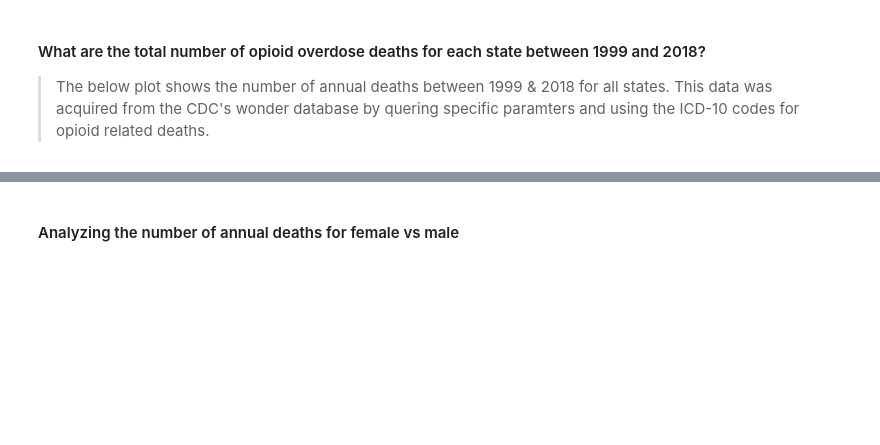
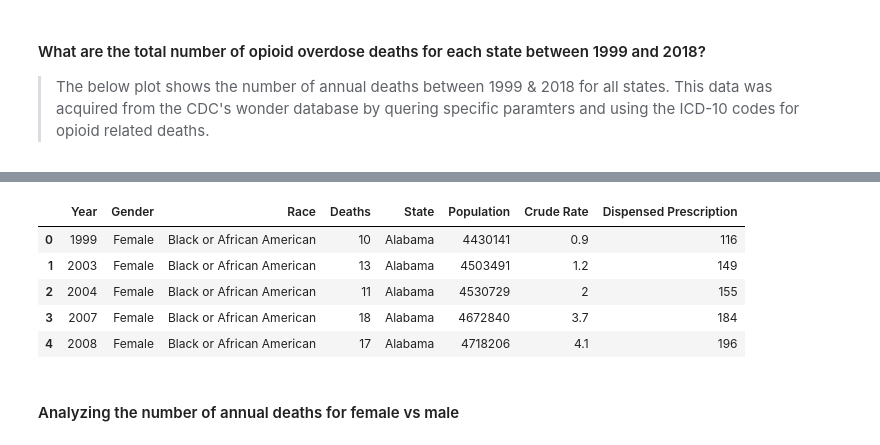
Before and after one commit to Chahnaz-Kbaisi/ETL-Project, a Jupyter notebook: Part_3/usage_overdose_us1.ipynb, the cells around one changed output, grey strips where cells are left out. Cells and saved outputs as stored; diff of their text form; code cells hidden in the pictures; blank space fills up the shorter version.

Commit message:
Joining Tables

```diff
--- a/Part_3/usage_overdose_us1.ipynb
+++ b/Part_3/usage_overdose_us1.ipynb
@@ -525,6 +525,31 @@ px.scatter(testdf, x="Year", y="Deaths", color="code",color_discrete_map=colorMa
 # %% [output]
 [interactive output not drawn]
 [interactive output not drawn]
+# %%
+# Joining File 1 table & File 2 table:
+demographic_overdose_death = """
+    SELECT op.year AS "Year",
+        op.gender AS "Gender",
+        op.race AS "Race",
+        op.deaths AS "Deaths",
+        od.state AS "State",
+        od.population AS "Population",
+        od.crude_rate AS "Crude Rate",
+        od.dispensed_prescriptions AS "Dispensed Prescription"
+FROM overdose_death as od
+JOIN opioid_death as op
+ON od.year = op.year AND od.state = op.state
+WHERE od.year BETWEEN 1999 AND 2014;
+"""
+demographic_overdose_death = pd.read_sql(demographic_overdose_death, connection)
+demographic_overdose_death.head()
+# %% [output]
+|  | Year | Gender | Race | Deaths | State | Population | Crude Rate | Dispensed Prescription |
+| 0 | 1999 | Female | Black or African American | 10 | Alabama | 4430141 | 0.9 | 116 |
+| 1 | 2003 | Female | Black or African American | 13 | Alabama | 4503491 | 1.2 | 149 |
+| 2 | 2004 | Female | Black or African American | 11 | Alabama | 4530729 | 2 | 155 |
+| 3 | 2007 | Female | Black or African American | 18 | Alabama | 4672840 | 3.7 | 184 |
+| 4 | 2008 | Female | Black or African American | 17 | Alabama | 4718206 | 4.1 | 196 |
 # %% [markdown]
 #### Analyzing the number of annual deaths for female vs male
 # %%
```
